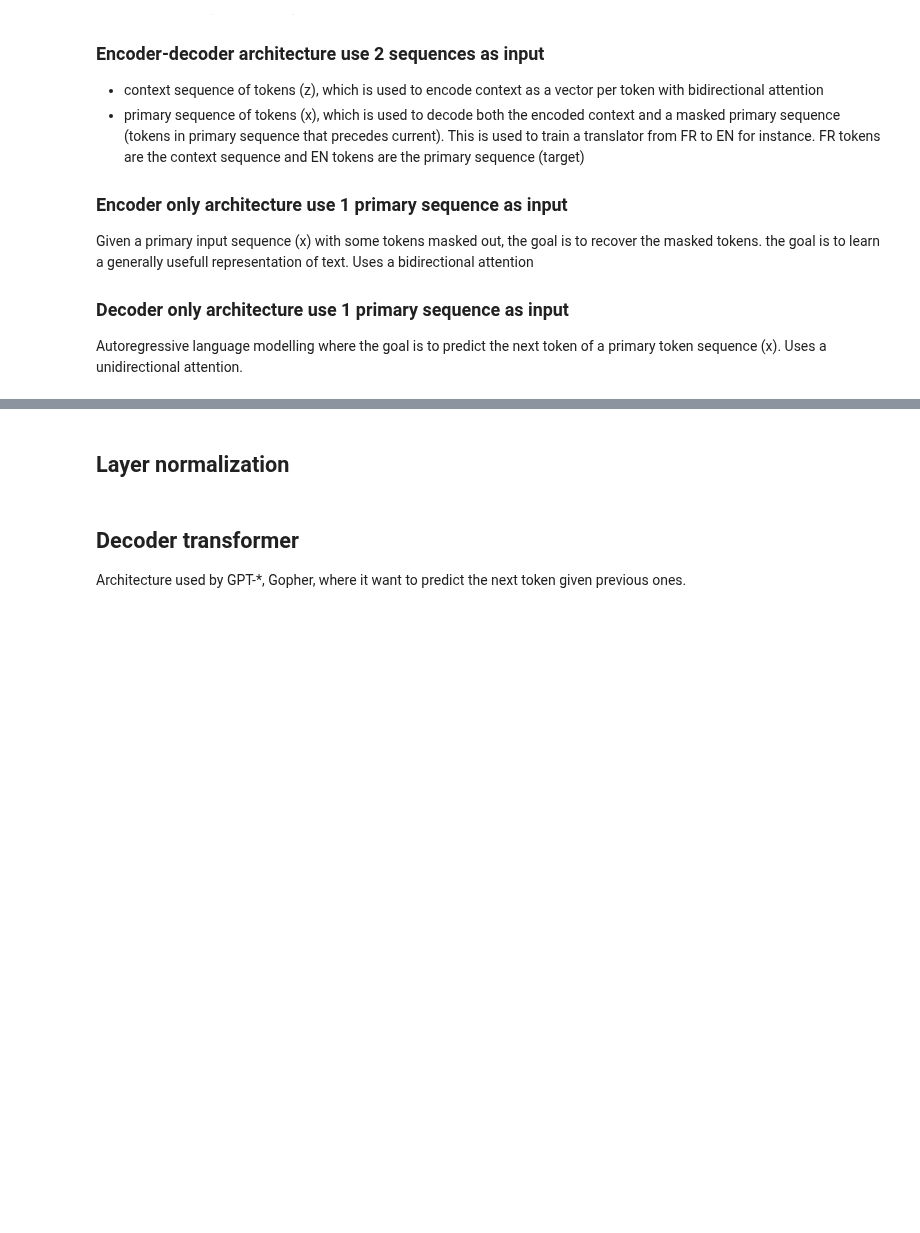
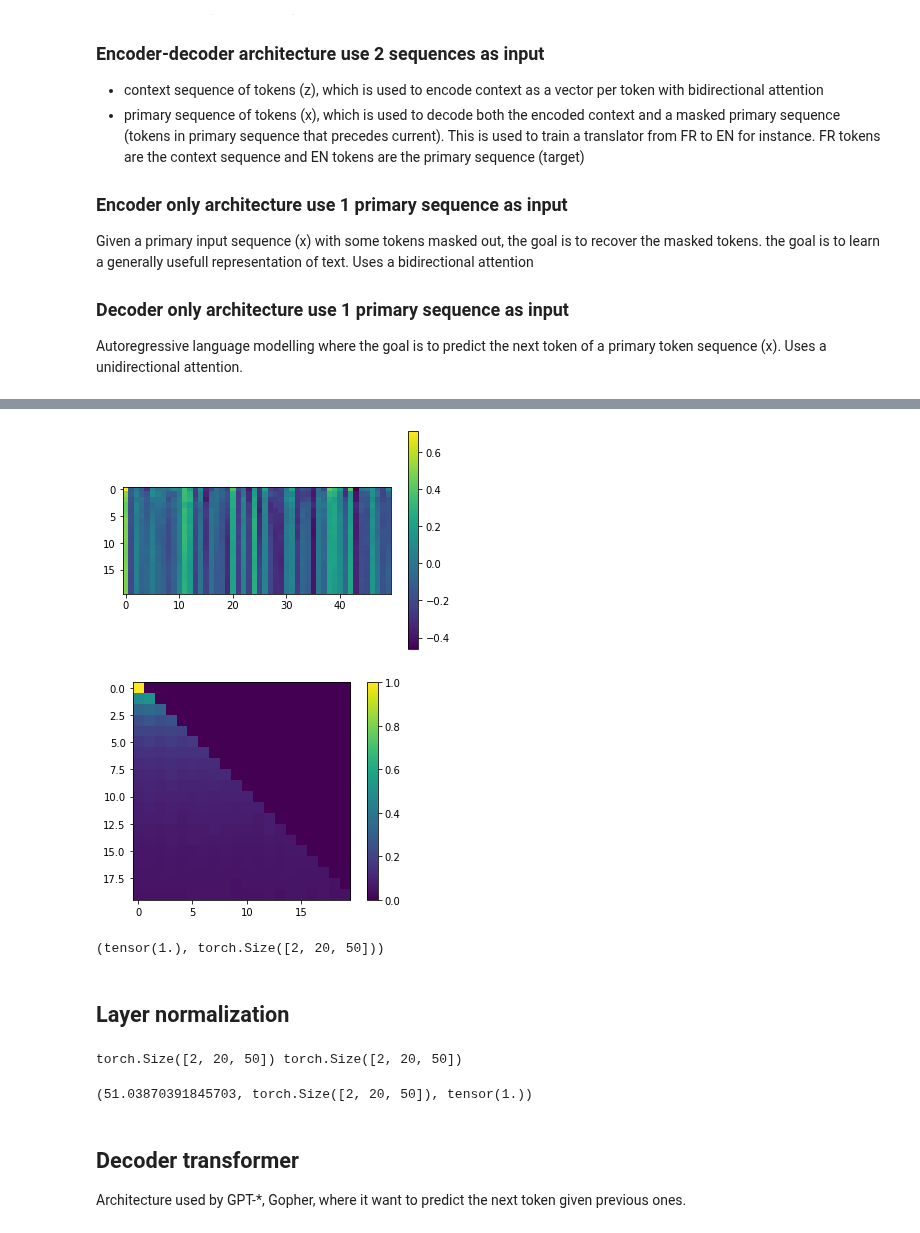
Before and after one commit to jean-kunz/transformer_implementations, a Jupyter notebook: notebooks/components.ipynb, the cells around one changed output, grey strips where cells are left out. Saved outputs shown, nothing was run; the diff lists cells and outputs as text; code cells hidden in the pictures; blank space fills up the shorter version.

```diff
--- a/notebooks/components.ipynb
+++ b/notebooks/components.ipynb
@@ -358,15 +422,28 @@ plt.show()
 # %%
 # test with multihead_attn = nn.MultiheadAttention(embed_dim, num_heads) so that result is the same.
 # the graph output should look the same, even if they are not exactly the same due to different initialization
 nn_mh = nn.MultiheadAttention(embed_dim=embedding_dim, num_heads=5, dropout=0., batch_first=True ).to(device)
 nn_mh_atn, nn_mh_atn_weights = nn_mh(primary_seq, ctx_seq, ctx_seq, attn_mask=(mask[0]==0))
 plt.imshow(nn_mh_atn[0].cpu().detach().numpy())
 plt.colorbar()
 plt.show()
 
 plt.imshow(nn_mh_atn_weights[0].cpu().detach().numpy())
 plt.colorbar()
 plt.show()
+
+# check it can compute gradient
+nn_mh_atn.retain_grad()
+target = torch.rand(*nn_mh_atn.shape).to(device)
+loss = torch.norm(nn_mh_atn-target)
+loss.retain_grad()
+loss.backward()
+loss.item()
+loss.grad, nn_mh_atn.grad.shape
+# %% [output]
+[figure, added]
+[figure, added]
+(tensor(1.), torch.Size([2, 20, 50]))
 # %% [markdown]
 ## Layer normalization
 # %%
@@ -403,6 +480,17 @@ x_hat = layer_norm(x)
 torch_layer_norm = nn.LayerNorm(embedding_dim, eps=1e-05, elementwise_affine=True).to(device)
 torch_x_hat = torch_layer_norm(x)
 assert torch.allclose(x_hat, torch_x_hat, rtol=0.02, atol=0.), "my implementation and torch should be close"
+
+target = torch.rand(*x_hat.shape).to(device)
+print(target.shape, x_hat.shape)
+loss = torch.norm(x_hat-target)
+loss.retain_grad()
+x_hat.retain_grad()
+loss.backward()
+loss.item(), x_hat.grad.shape, loss.grad
+# %% [output]
+torch.Size([2, 20, 50]) torch.Size([2, 20, 50])
+(51.03870391845703, torch.Size([2, 20, 50]), tensor(1.))
 # %% [markdown]
 ## Decoder transformer
 
```
Also changed, not shown: parts of 19 cells of this notebook, 1 other file.
